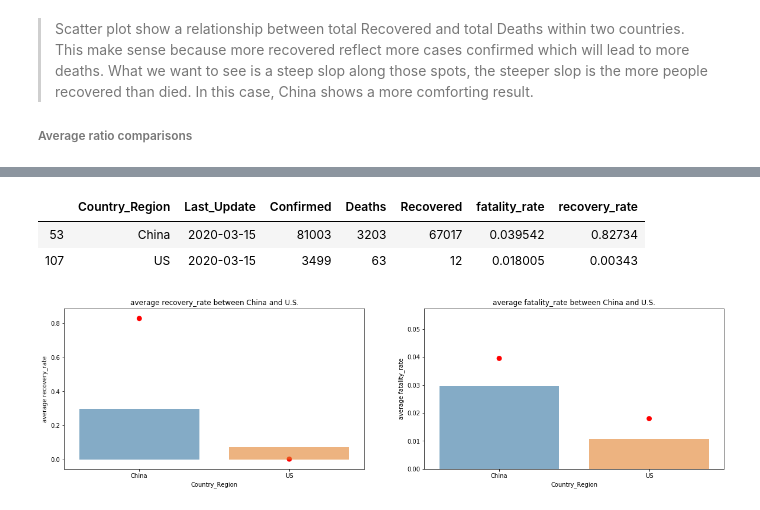
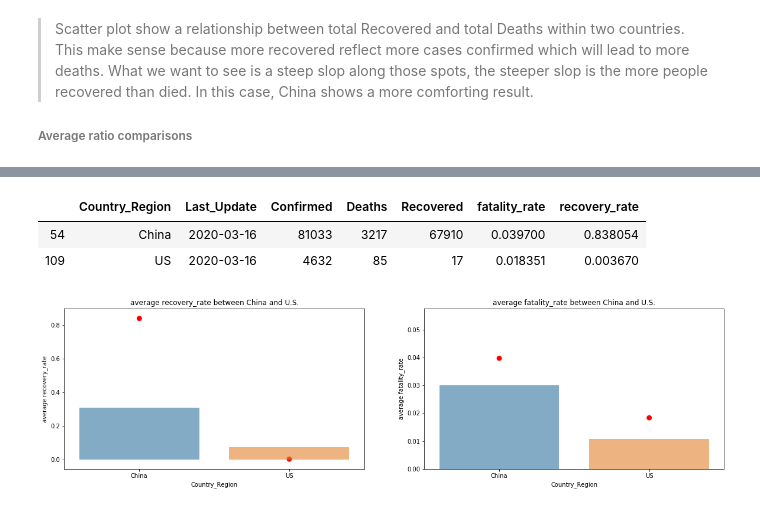
Before and after one commit to victorlifan/COVID-19_data_analyzation_and_prediction, a Jupyter notebook: COVID_19 data analyzation and prediction exploration.ipynb, the cells around one changed output, grey strips where cells are left out. Saved outputs shown, nothing was run; the diff lists cells and outputs as text; code cells hidden in the pictures.

```diff
--- a/COVID_19 data analyzation and prediction exploration.ipynb
+++ b/COVID_19 data analyzation and prediction exploration.ipynb
@@ -388,10 +388,10 @@ countrydf
-# %%
-uptodate = countrydf.query('Last_Update=="2020-03-15"')
-uptodate
-# %% [output]
-|  | Country_Region | Last_Update | Confirmed | Deaths | Recovered | fatality_rate | recovery_rate |
-| 53 | China | 2020-03-15 | 81003 | 3203 | 67017 | 0.039542 | 0.82734 |
-| 107 | US | 2020-03-15 | 3499 | 63 | 12 | 0.018005 | 0.00343 |
+# %%
+uptodate = countrydf[countrydf['Last_Update'] == str(countrydf['Last_Update'][-1:].values[0].astype('<M8[D]'))]
+uptodate
+# %% [output]
+|  | Country_Region | Last_Update | Confirmed | Deaths | Recovered | fatality_rate | recovery_rate |
+| 54 | China | 2020-03-16 | 81033 | 3217 | 67910 | 0.039700 | 0.838054 |
+| 109 | US | 2020-03-16 | 4632 | 85 | 17 | 0.018351 | 0.003670 |
 # %%
 indexes = [121, 122]
 columnames =['recovery_rate','fatality_rate']
```
Also changed, not shown: parts of 18 cells of this notebook.
